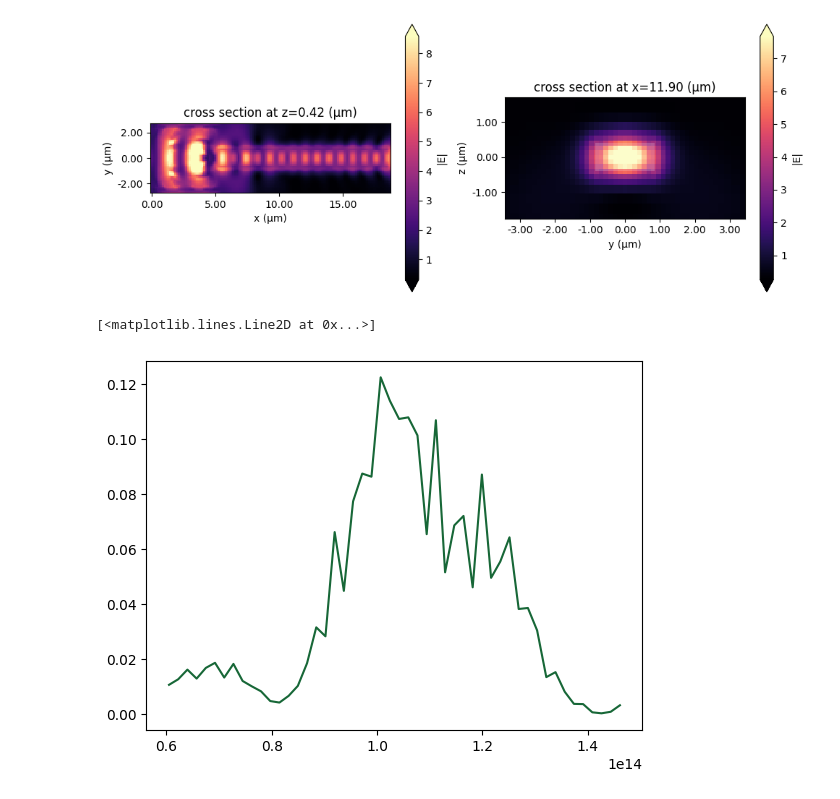
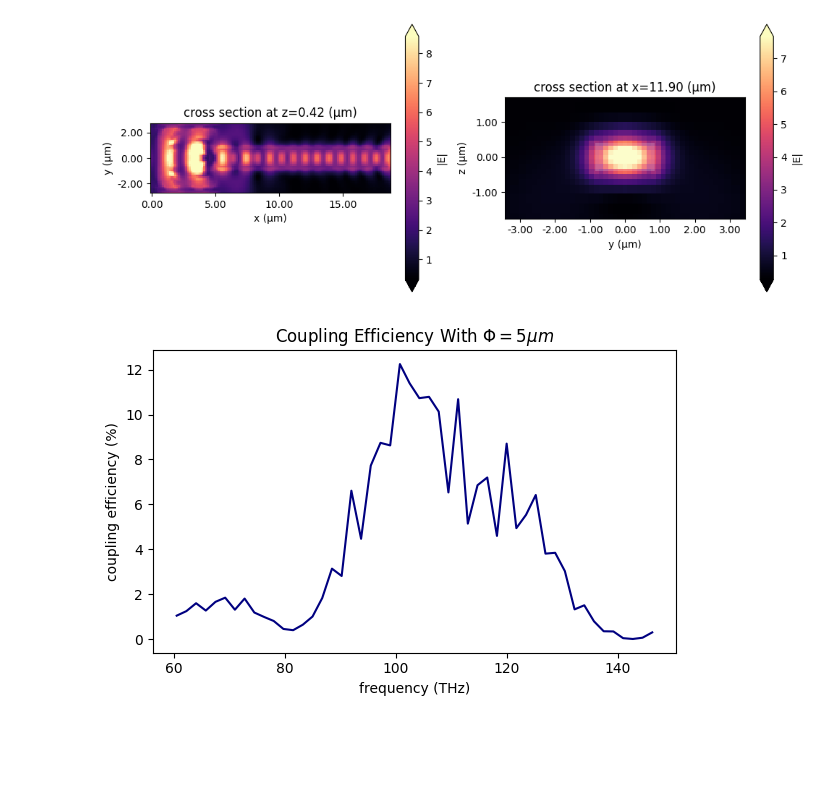
Before and after one commit to MolaBird/sim-tantala_grating_coupler, a Jupyter notebook: main.ipynb, the cells around one changed output. Drawn from its saved outputs; the diff is of its cells as text; code cells hidden in the pictures; blank space fills up the shorter version.

```diff
--- a/main.ipynb
+++ b/main.ipynb
@@ -274,7 +265,11 @@ sim_data.plot_field(field_monitor_name='cross_section_x', field_name='E', val='a
 [figure]
 # %%
 data = np.abs(sim_data['output_field'].amps.sel(direction='+'))**2
-plt.plot(MonOut_Freqs, data)
+fig, ax = plt.subplots(1, 1, figsize=(6, 4), tight_layout=True)
+ax.plot(MonOut_Freqs, data*100, c='navy')
+ax.set_xlabel('frequency (THz)')
+ax.set_ylabel('coupling efficiency (%)')
+ax.set_title(r'Coupling Efficiency With $\Phi=5\mu m$')
+pass
 # %% [output]
-[<matplotlib.lines.Line2D at 0x...>]
-[figure, old version]
+[figure, new version]
```
Also changed, not shown: parts of 5 cells of this notebook, 13 other files.
